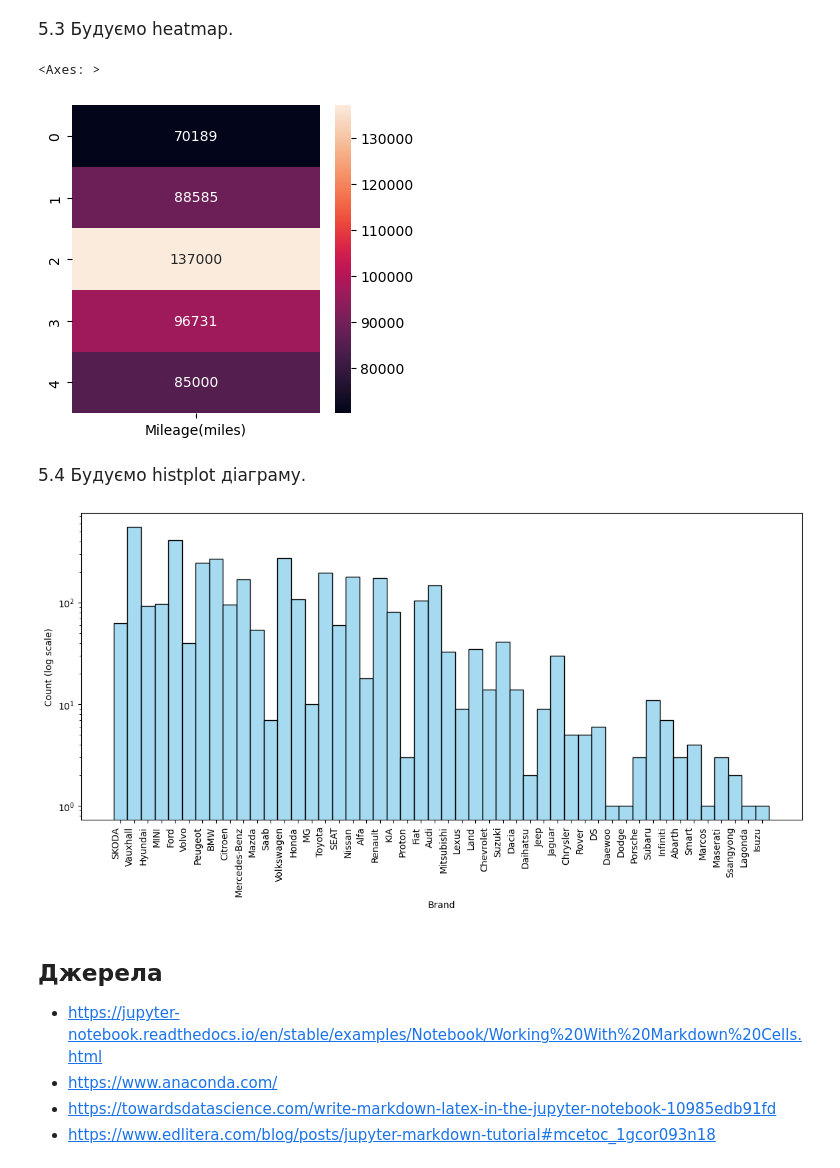
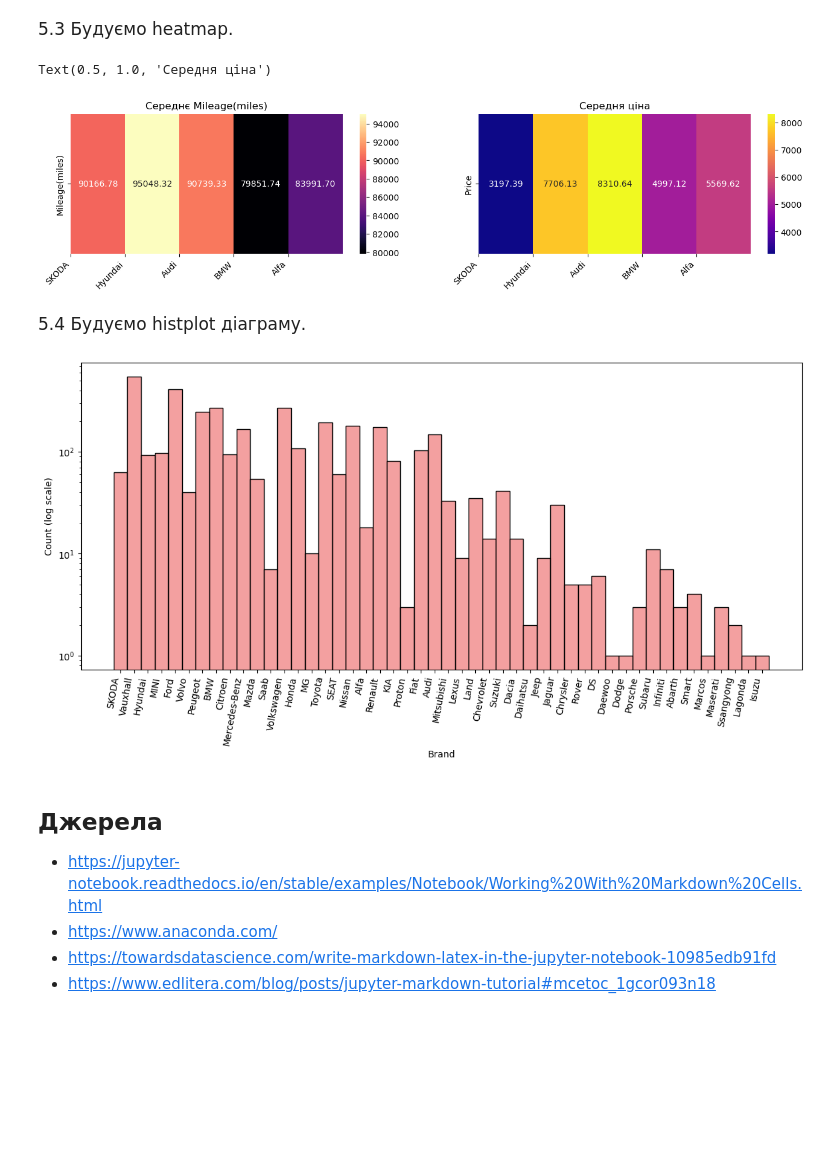
Before and after one commit to artemyak5/SRP, a Jupyter notebook: coursework/main.ipynb, the cells around one changed output. Saved outputs shown, nothing was run; the diff lists cells and outputs as text; code cells hidden in the pictures; blank space fills up the shorter version.

```diff
--- a/coursework/main.ipynb
+++ b/coursework/main.ipynb
@@ -253,25 +270,46 @@ sns.barplot(x=df['Registration_Year'], y=df['Mileage(miles)'])
 # %% [markdown]
 <p style="font-size: 17px;">5.3 Будуємо heatmap.</p>
 # %%
-plt.figure(figsize=(4, 4))
-sns.heatmap(data=df[['Mileage(miles)']].iloc[:5] , annot=True, fmt='g')
+selected_brands = ['SKODA', 'Hyundai', 'Audi', 'BMW', 'Alfa']
+# selected_data = df[df['Brand'].isin(selected_brands)]
+average_mileage_by_brand = selected_data.groupby('Brand')['Mileage(miles)'].mean().reset_index()
+
+# Розрахунок середньої ціни для кожної марки
+average_price_by_brand = selected_data.groupby('Brand')['Price'].mean().reset_index()
+
+# Розрахунок середнього значення для кожної марки по 'Engine'
+average_engine_by_brand = selected_data.groupby('Brand')['Engine'].mean().reset_index()
+
+fig, axes = plt.subplots(1, 2, figsize=(16, 3))
+
+# Побудова heatmap для 'Mileage(miles)'
+heatmap_mileage = sns.heatmap(data=average_mileage_by_brand[['Mileage(miles)']].transpose(), annot=True, fmt='.2f', cmap='magma', ax=axes[0])
+heatmap_mileage.set_xticklabels(heatmap_mileage.get_xticklabels(), rotation=45, ha='right')
+axes[0].set_xticks(range(len(selected_brands)))
+axes[0].set_xticklabels(selected_brands)
+axes[0].set_title('Середнє Mileage(miles)')
+
+# Побудова heatmap для 'Price'
+heatmap_price = sns.heatmap(data=average_price_by_brand[['Price']].transpose(), annot=True, fmt='.2f', cmap='plasma', ax=axes[1])
+heatmap_price.set_xticklabels(heatmap_price.get_xticklabels(), rotation=45, ha='right')
+axes[1].set_xticks(range(len(selected_brands)))
+axes[1].set_xticklabels(selected_brands)
+axes[1].set_title('Середня ціна')
 # %% [output]
-<Axes: >
+Text(0.5, 1.0, 'Середня ціна')
-[figure, old version]
+[figure, new version]
 # %% [markdown]
 <p style="font-size: 17px;">5.4 Будуємо histplot діаграму.</p>
 # %%
 df['Brand'] = df['title'].str.split().str[0]
-
 plt.figure(figsize=(14, 6))
-sns.histplot(df['Brand'], bins=len(df['Brand'].unique()), kde=False, color='skyblue')
+sns.histplot(df['Brand'], bins=len(df['Brand'].unique()), kde=False, color='lightcoral')
 plt.xlabel('Brand')
 plt.ylabel('Count (log scale)')
-plt.xticks(rotation=90, ha='right')
+plt.xticks(rotation=80, ha='right')
 plt.yscale('log')  # Встановлюємо логарифмічний масштаб для осі y
-plt.show()
 # %% [output]
-[figure, old version]
+[figure, new version]
 # %% [markdown]
 ## Джерела
 - https://jupyter-notebook.readthedocs.io/en/stable/examples/Notebook/Working%20With%20Markdown%20Cells.html
```
Also changed, not shown: parts of 11 cells of this notebook, 2 other files.
